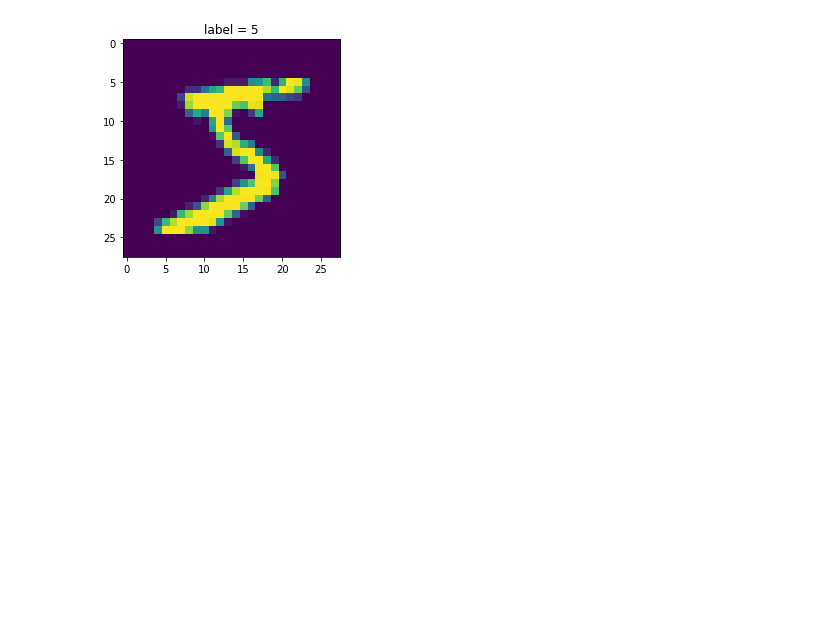
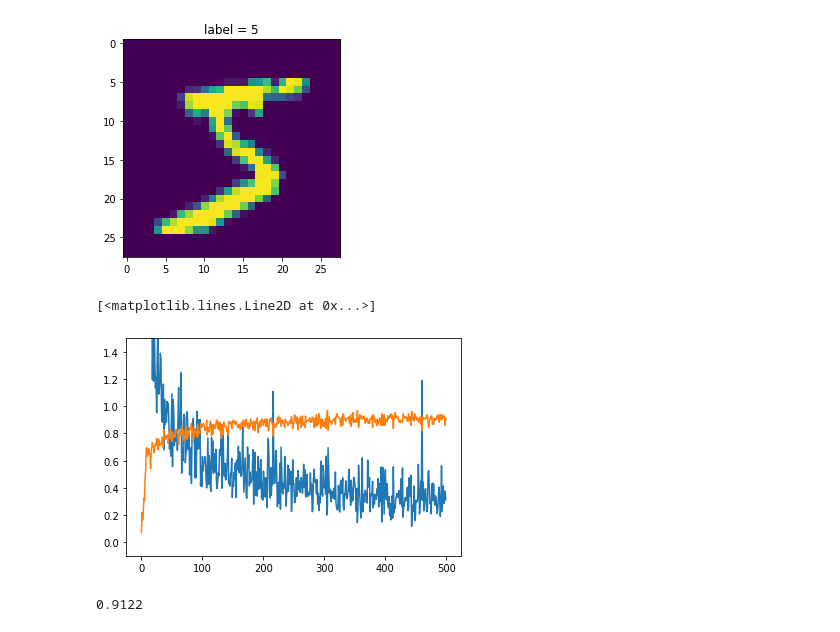
Before and after one commit to aidenlew/number-recognition, a Jupyter notebook: 20modelling.ipynb, the cells around one changed output. Saved outputs shown, nothing was run; the diff lists cells and outputs as text; code cells hidden in the pictures; blank space fills up the shorter version.

```diff
--- a/20modelling.ipynb
+++ b/20modelling.ipynb
@@ -31,3 +33,56 @@ plt.show
 # %% [output]
 <function matplotlib.pyplot.show(close=None, block=None)>
 [figure]
+# %%
+# create the model class
+class MyNet(torch.nn.Module):
+    def __init__(self):
+        super(MyNet, self).__init__()
+        # apply linear transformations
+        self.l1 = torch.nn.Linear(784, 128, bias=False)
+        self.l2 = torch.nn.Linear(128, 10, bias=False)
+        self.sm = torch.nn.LogSoftmax(dim=1)
+    def forward(self, x):
+        x = torch.nn.functional.relu(self.l1(x))
+        x = self.l2(x)
+        x = self.sm(x)
+        return x
+# %%
+# train the model
+model = MyNet()
+loss_function = torch.nn.NLLLoss(reduction='none')
+optim = torch.optim.SGD(model.parameters(), lr=0.001, momentum=0)
+BS = 128
+losses, accuracies = [], []
+# %%
+from tqdm import trange
+
+for i in (t := trange(500)):
+    samp = np.random.randint(0, X_train.shape[0], size=(BS))
+    X = torch.tensor(X_train[samp].reshape((-1, 28*28))).float()
+    Y = torch.tensor(Y_train[samp]).long()
+    model.zero_grad()
+    out = model(X)
+    cat = torch.argmax(out, dim=1)
+    accuracy = (cat == Y).float().mean()
+    loss = loss_function(out, Y)
+    loss = loss.mean()
+    loss.backward()
+    optim.step()
+    loss, accuracy = loss.item(), accuracy.item()
+    losses.append(loss)
+    accuracies.append(accuracy)
+    t.set_description("loss %.2f accuracy %.2f" % (loss, accuracy))
+# %%
+plt.ylim(-0.1, 1.5)
+plt.plot(losses)
+plt.plot(accuracies)
+# %% [output]
+[<matplotlib.lines.Line2D at 0x...>]
+[figure, added]
+# %%
+# evaluation
+Y_test_preds = torch.argmax(model(torch.tensor(X_test.reshape((-1, 28*28))).float()), dim=1).numpy()
+(Y_test == Y_test_preds).mean()
+# %% [output]
+0.9122
```
Also changed, not shown: parts of 3 cells of this notebook.
